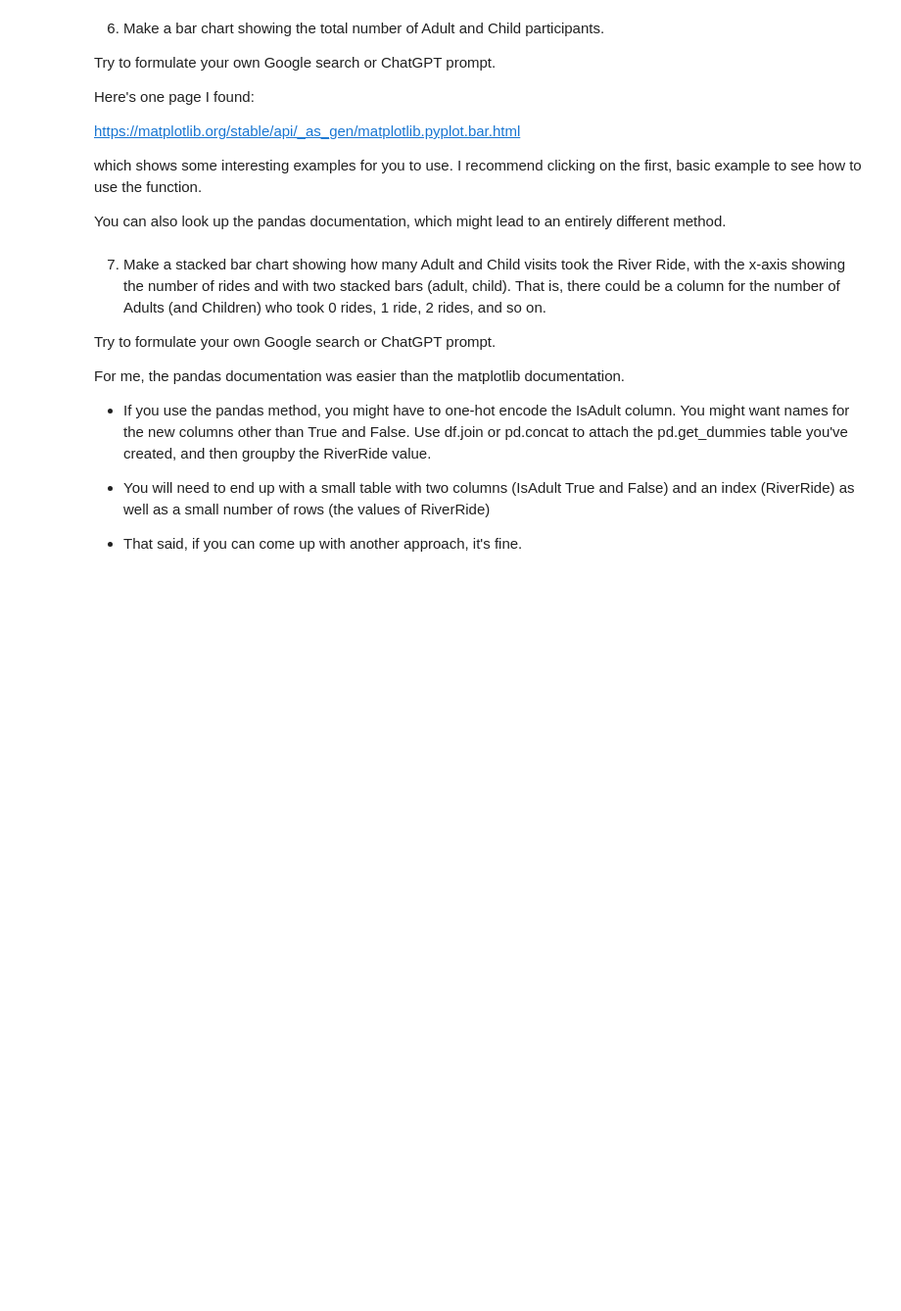
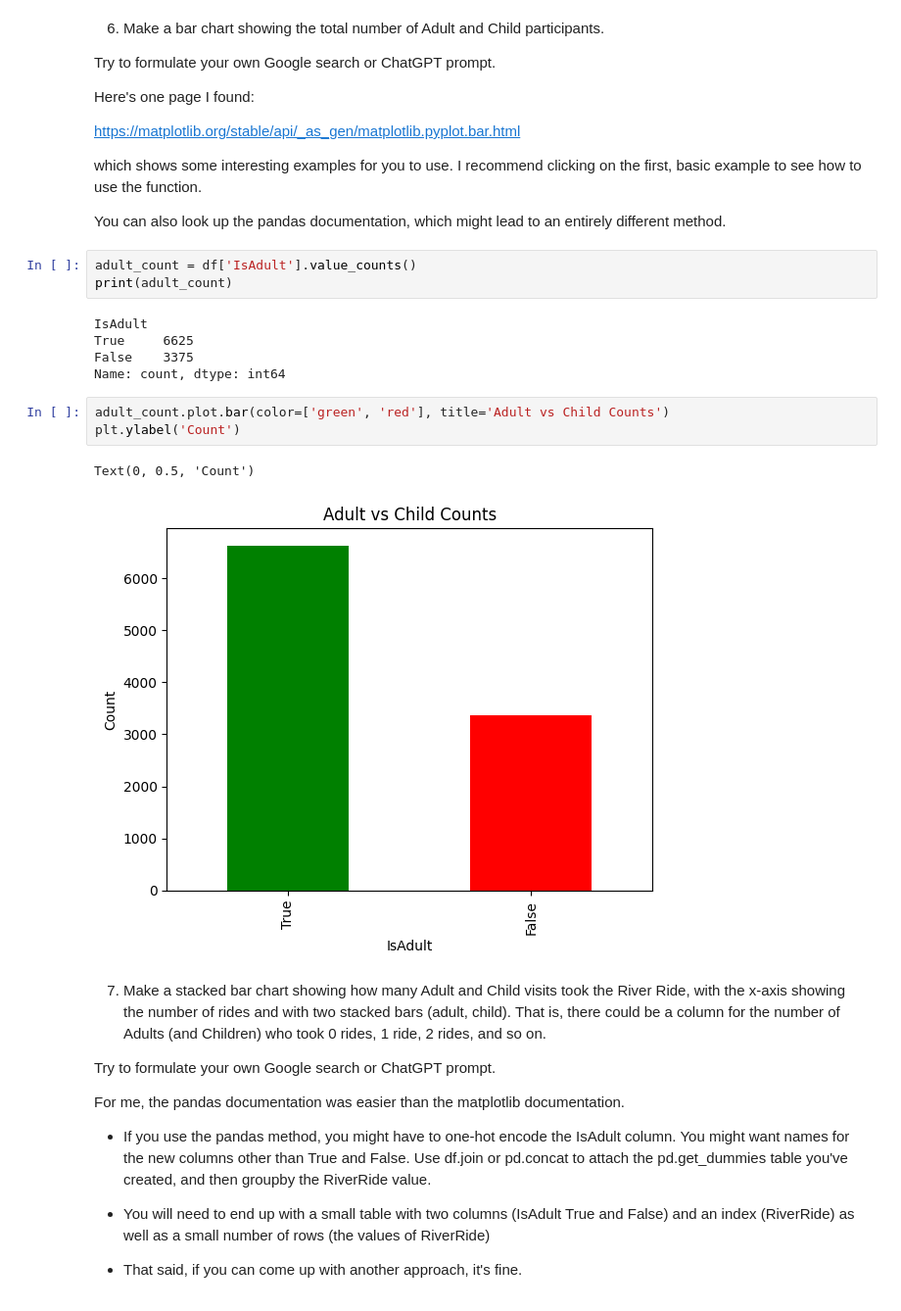
Before and after one commit to els246/2025-spring-B2, a Jupyter notebook: OMDS-ModB2-Week3-Stiller-Emma.ipynb, the cells around one changed output. Shown: that part at 98% size. Cells and saved outputs as stored; diff of their text form; blank space fills up the shorter version.

```diff
--- a/OMDS-ModB2-Week3-Stiller-Emma.ipynb
+++ b/OMDS-ModB2-Week3-Stiller-Emma.ipynb
@@ -342,6 +387,20 @@ https://matplotlib.org/stable/api/_as_gen/matplotlib.pyplot.bar.html
 which shows some interesting examples for you to use.  I recommend clicking on the first, basic example to see how to use the function.
 
 You can also look up the pandas documentation, which might lead to an entirely different method.
+# %%
+adult_count = df['IsAdult'].value_counts()
+print(adult_count)
+# %% [output]
+IsAdult
+True     6625
+False    3375
+Name: count, dtype: int64
+# %%
+adult_count.plot.bar(color=['green', 'red'], title='Adult vs Child Counts')
+plt.ylabel('Count')
+# %% [output]
+Text(0, 0.5, 'Count')
+[figure, added]
 # %% [markdown]
 7. Make a stacked bar chart showing how many Adult and Child visits took the River Ride, with the x-axis showing the number of rides and with two stacked bars (adult, child).  That is, there could be a column for the number of Adults (and Children) who took 0 rides, 1 ride, 2 rides, and so on.
 
```
Also changed, not shown: parts of 10 cells of this notebook.
